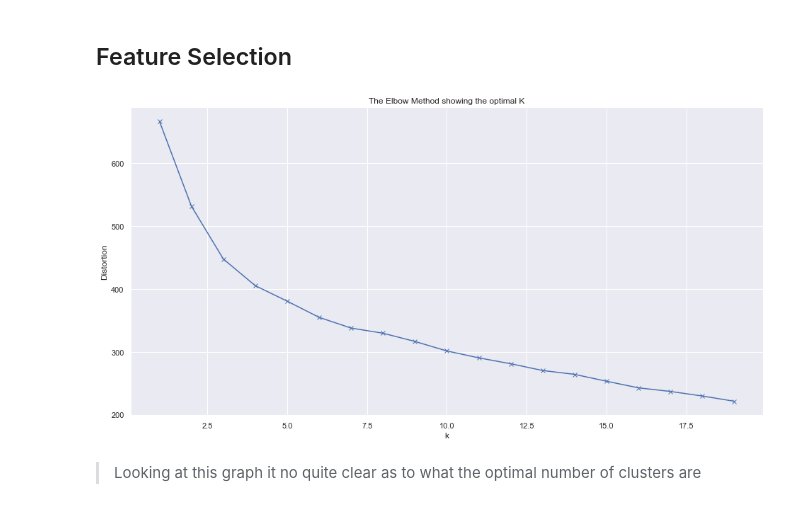
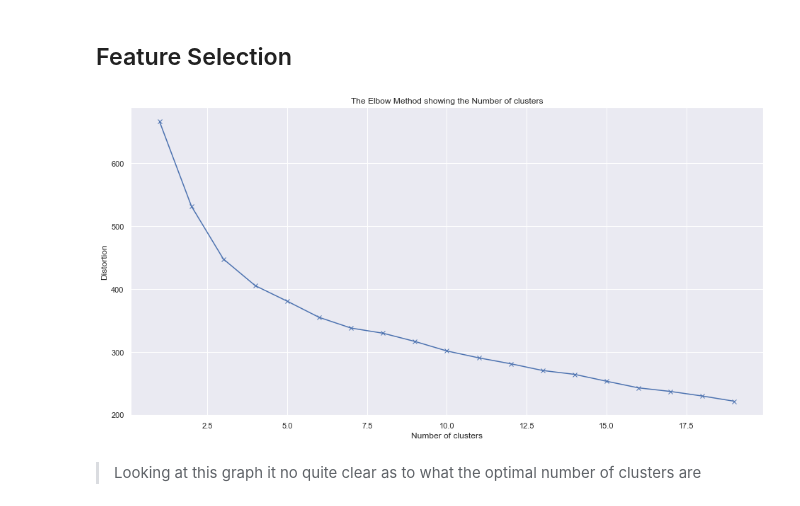
Before and after one commit to keanubowker8/K-Means-Whiskey-Distilleries, a Jupyter notebook: whiskey.ipynb, the cells around one changed output. Saved outputs shown, nothing was run; the diff lists cells and outputs as text; code cells hidden in the pictures.

```diff
--- a/whiskey.ipynb
+++ b/whiskey.ipynb
@@ -101,24 +106,24 @@ whiskey_df.drop(['RowID',],inplace=True,axis=1)
 # %% [markdown]
 <h2> Feature Selection </h2>
 # %%
-X = whiskey_df[['Body', 'Sweetness', 'Smoky', 'Medicinal', 'Tobacco',
+features = whiskey_df[['Body', 'Sweetness', 'Smoky', 'Medicinal', 'Tobacco',
                 'Honey', 'Spicy', 'Winey', 'Nutty', 'Malty', 'Fruity', 'Floral']].values
 # %%
 distortions = []
-K = range(1,20)
-for k in K:
-    kmeanModel = KMeans(n_clusters=k, random_state=1)
-    kmeanModel.fit(X)
+clusters = range(1,20)
+for cluster in clusters:
+    kmeanModel = KMeans(n_clusters=cluster, random_state=1)
+    kmeanModel.fit(features)
     distortions.append(kmeanModel.inertia_)
 # %%
 plt.figure(figsize=(16,8))
-plt.plot(K, distortions, 'bx-')
-plt.xlabel('k')
+plt.plot(clusters, distortions, 'bx-')
+plt.xlabel('Number of clusters')
 plt.ylabel('Distortion')
-plt.title('The Elbow Method showing the optimal K')
+plt.title('The Elbow Method showing the Number of clusters')
 plt.show()
 # %% [output]
-[figure, old version]
+[figure, new version]
 # %% [markdown]
 <blockquote>
 Looking at this graph it no quite clear as to what the optimal number of clusters are
```
Also changed, not shown: parts of 8 cells of this notebook, 1 other file.
